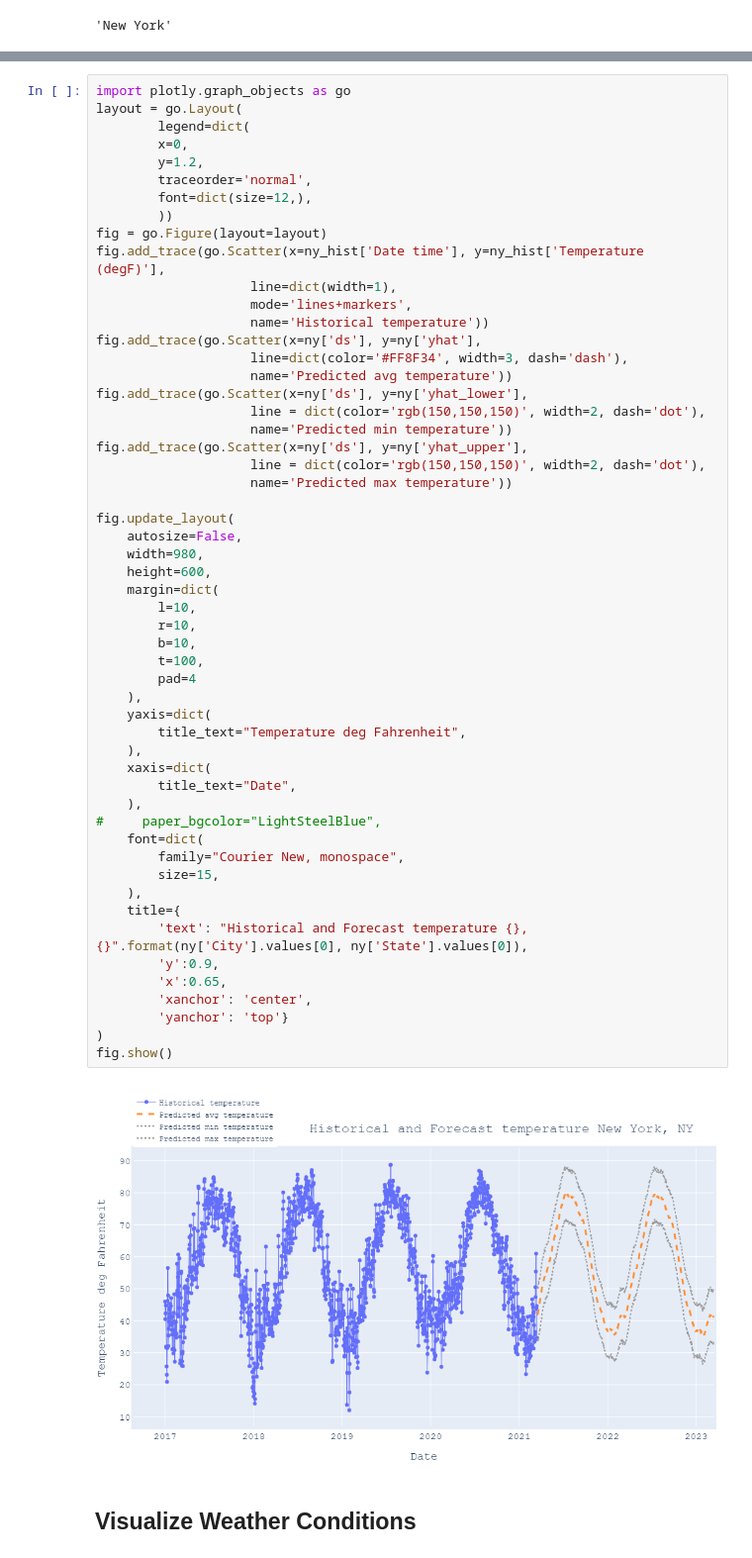
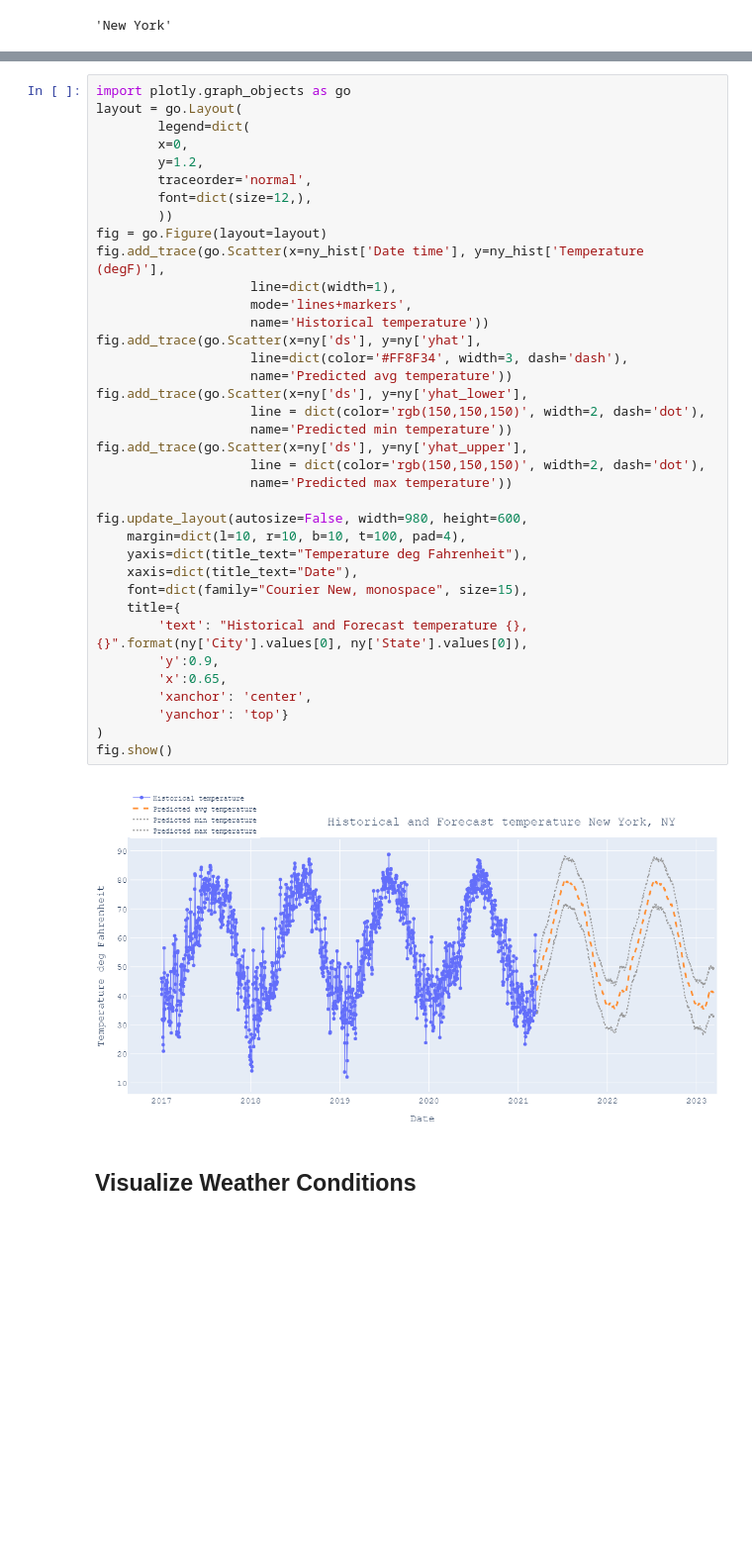
Before and after one commit to BloomTech-Labs/PT17_cityspire-b-ds, a Jupyter notebook: notebooks/model/weather/visualize.ipynb, the cells around one changed output, grey strips where cells are left out. Shown: that part at 99% size. Drawn from its saved outputs; the diff is of its cells as text; blank space fills up the shorter version.

```diff
--- a/notebooks/model/weather/visualize.ipynb
+++ b/notebooks/model/weather/visualize.ipynb
@@ -68,56 +72,39 @@ layout = go.Layout(
         legend=dict(
         x=0,
         y=1.2,
         traceorder='normal',
         font=dict(size=12,),
         ))
 fig = go.Figure(layout=layout)
 fig.add_trace(go.Scatter(x=ny_hist['Date time'], y=ny_hist['Temperature (degF)'],
                     line=dict(width=1),
                     mode='lines+markers',
                     name='Historical temperature'))
 fig.add_trace(go.Scatter(x=ny['ds'], y=ny['yhat'],
                     line=dict(color='#FF8F34', width=3, dash='dash'),
                     name='Predicted avg temperature'))
 fig.add_trace(go.Scatter(x=ny['ds'], y=ny['yhat_lower'],
                     line = dict(color='rgb(150,150,150)', width=2, dash='dot'),
                     name='Predicted min temperature'))
 fig.add_trace(go.Scatter(x=ny['ds'], y=ny['yhat_upper'],
                     line = dict(color='rgb(150,150,150)', width=2, dash='dot'),
                     name='Predicted max temperature'))
 
-fig.update_layout(
-    autosize=False,
-    width=980,
-    height=600,
-    margin=dict(
-        l=10,
-        r=10,
-        b=10,
-        t=100,
-        pad=4
-    ),
-    yaxis=dict(
-        title_text="Temperature deg Fahrenheit",
-    ),
-    xaxis=dict(
-        title_text="Date",
-    ),
-#     paper_bgcolor="LightSteelBlue",
-    font=dict(
-        family="Courier New, monospace",
-        size=15,
-    ),
+fig.update_layout(autosize=False, width=980, height=600,
+    margin=dict(l=10, r=10, b=10, t=100, pad=4),
+    yaxis=dict(title_text="Temperature deg Fahrenheit"),
+    xaxis=dict(title_text="Date"),
+    font=dict(family="Courier New, monospace", size=15),
     title={
         'text': "Historical and Forecast temperature {}, {}".format(ny['City'].values[0], ny['State'].values[0]),
         'y':0.9,
         'x':0.65,
         'xanchor': 'center',
         'yanchor': 'top'}
 )
 fig.show()
 # %% [output]
-[figure, old version]
+[figure, new version]
 # %% [markdown]
 ## Visualize Weather Conditions
 # %%
```
Also changed, not shown: parts of 5 cells of this notebook, 3 other files.
